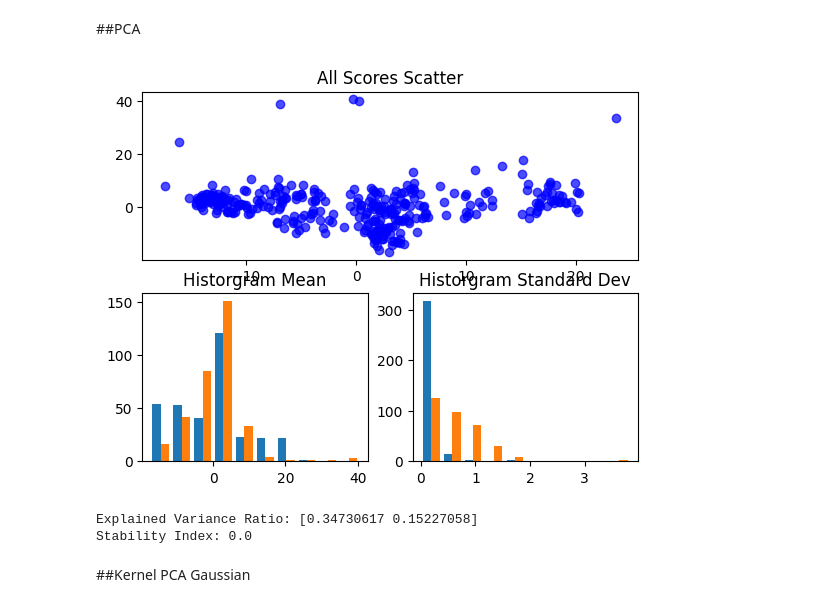
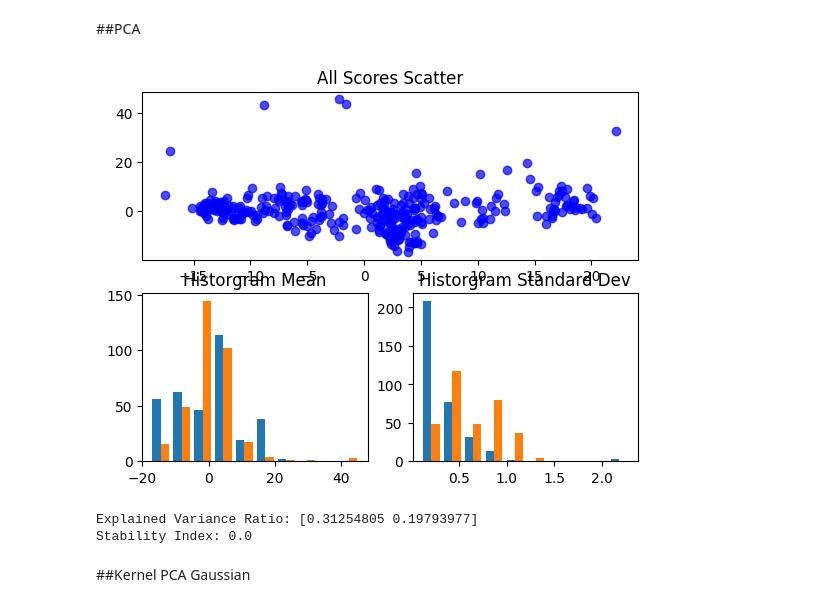
Before and after one commit to zhenliangma/Applied-AI-in-Transportation, a Jupyter notebook: Exercise 6- Dimensionality Reduction/Exercise 6-Dimensionality Reduction.ipynb, the cells around one changed output. Cells and saved outputs as stored; diff of their text form; code cells hidden in the pictures.

```diff
--- a/Exercise 6- Dimensionality Reduction/Exercise 6-Dimensionality Reduction.ipynb
+++ b/Exercise 6- Dimensionality Reduction/Exercise 6-Dimensionality Reduction.ipynb
@@ -997,7 +997,7 @@ scaler = StandardScaler()
 data = scaler.fit_transform(da)
 
 # Define the number of iterations for stability analysis
-num_iterations = 2
+num_iterations = 12
 
 # Define the proportion of data to use in each iteration (e.g., 80%)
 prop_data_used = 0.8
@@ -1005,6 +1005,7 @@ prop_data_used = 0.8
 # Initialize an array to store the principal component scores
 all_pc_scores = []
 all_explained_var = []
+explained_varianc = []
 
 # Perform PCA on different random subsets of the data
 for _ in range(num_iterations):
@@ -1019,36 +1020,40 @@ for _ in range(num_iterations):
     # Get the principal component scores for the entire dataset
     pc_scores = pca.transform(data)
     all_pc_scores.append(pc_scores)
 
+    explained_variance = pca.explained_variance_ratio_
+    all_explained_var.append(explained_variance)
+
 # Calculate the mean and standard deviation of the principal component scores
 mean_scores = np.mean(all_pc_scores, axis=0)
 std_scores = np.std(all_pc_scores, axis=0)
+mean_exp_var = np.mean(all_explained_var,axis=0)
 
 # You can use 'mean_scores' and 'std_scores' for further analysis or visualization
 
 
 plt.subplot(2, 1, 1)
 plt.scatter(mean_scores[:, 0], mean_scores[:, 1], c='b', marker='o', alpha=0.7)
 plt.title('All Scores Scatter')
 
 plt.subplot(2, 2, 3)
 plt.hist(mean_scores)
 plt.title('Historgram Mean')
 
 plt.subplot(2,2,4)
 plt.hist(std_scores)
 plt.title('Historgram Standard Dev')
 
 plt.show()
 
 stability_idx = stability_index(np.array(all_pc_scores))
 explained_variance = pca.explained_variance_ratio_
 
-print(f'Explained Variance Ratio: {explained_variance}')
+print(f'Explained Variance Ratio: {mean_exp_var}')
 print(f"Stability Index: {stability_idx}")
 # %% [output]
-[figure, old version]
+[figure, new version]
-Explained Variance Ratio: [0.34730617 0.15227058]
+Explained Variance Ratio: [0.31254805 0.19793977]
 Stability Index: 0.0
 # %% [markdown]
 ##Kernel PCA Gaussian
```
Also changed, not shown: parts of 2 cells of this notebook.
